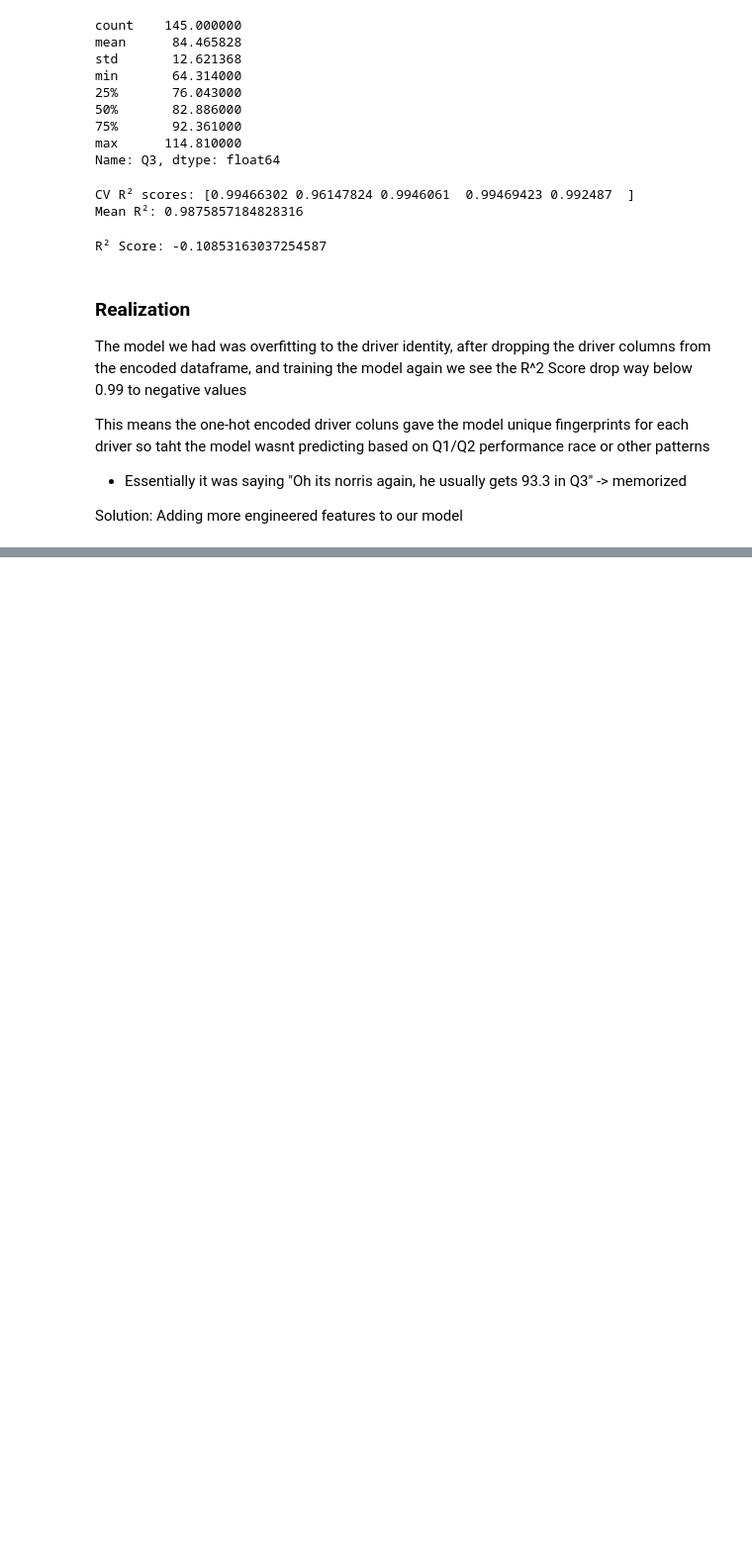
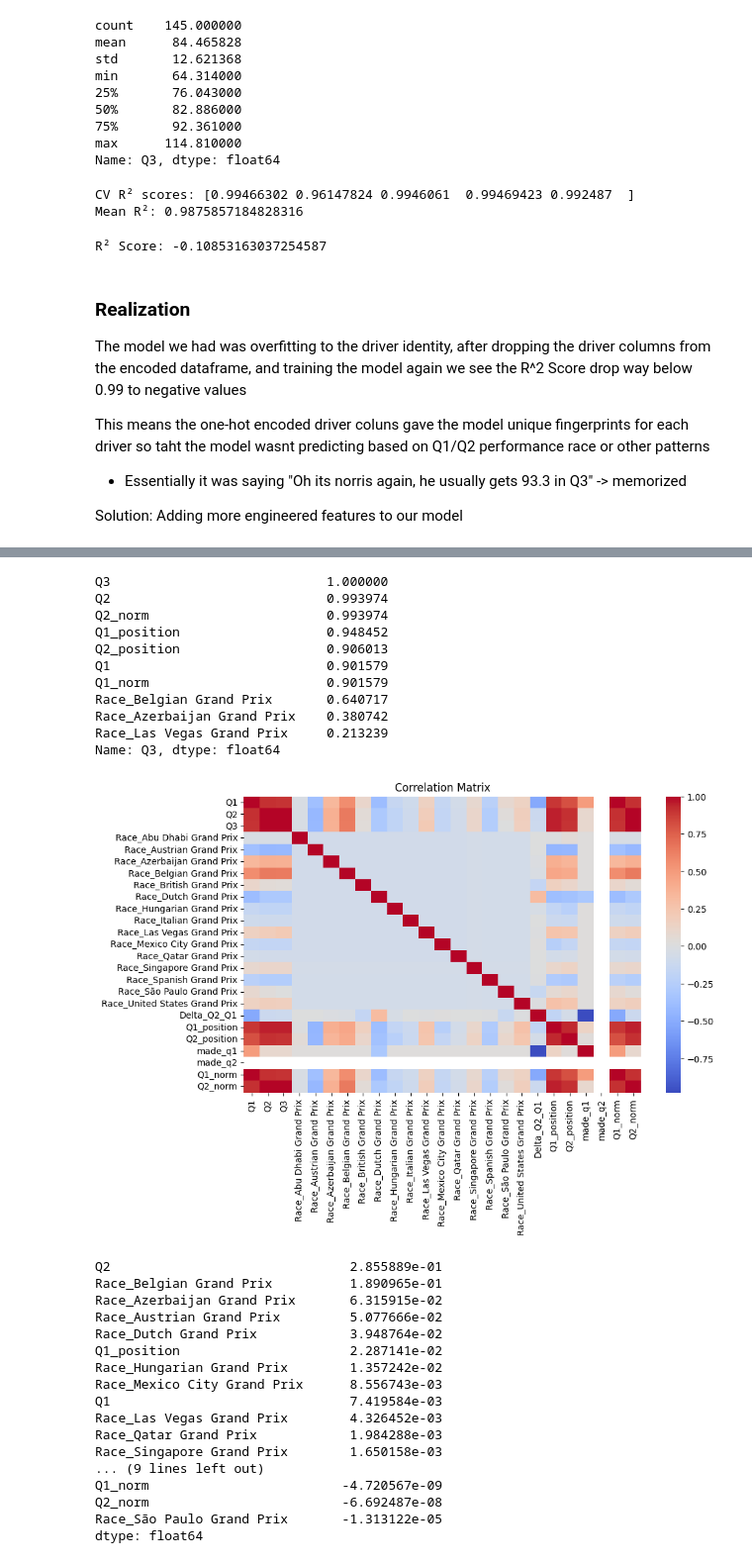
Before and after one commit to RajanChavada/FInSightGPT, a Jupyter notebook: FastAPI Backend/scraper.ipynb, the cells around one changed output, grey strips where cells are left out. Shown at 99% size. Saved outputs shown, nothing was run; the diff lists cells and outputs as text; code cells hidden in the pictures; blank space fills up the shorter version.

```diff
--- a/FastAPI Backend/scraper.ipynb
+++ b/FastAPI Backend/scraper.ipynb
@@ -449,0 +440,16 @@ Name: Q3, dtype: float64
+# %%
+mask = df_encoded['Q3'] > 0
+df_encoded = df_encoded[mask]
+
+y = df_encoded['Q3']
+X = df_encoded.drop(columns=['Q3'])
+
+X_train, X_test, y_train, y_test = train_test_split(X, y, test_size=0.2, random_state=42)
+
+model = LinearRegression()
+model.fit(X_train, y_train)
+y_pred = model.predict(X_test)
+
+print(X.columns[X.columns.str.contains("Q3")])
+print(y.describe())
+print("R² Score:", r2_score(y_test, y_pred))
@@ -449,0 +468,44 @@ Name: Q3, dtype: float64
+# %%
+# Check if our model is too accurate
+corr = df_encoded.corr(numeric_only=True)['Q3'].sort_values(ascending=False)
+print(corr.head(10))  # Are any features almost perfectly correlated with Q3?
+plt.figure(figsize=(10, 6))
+sns.heatmap(df_encoded.corr(numeric_only=True), annot=False, cmap='coolwarm')
+plt.title("Correlation Matrix")
+plt.show()
+
+from sklearn.inspection import permutation_importance
+
+result = permutation_importance(model, X_test, y_test, n_repeats=10, random_state=42)
+importances = pd.Series(result.importances_mean, index=X_test.columns)
+print(importances.sort_values(ascending=False))
+# %% [output]
+Q3                            1.000000
+Q2                            0.993974
+Q2_norm                       0.993974
+Q1_position                   0.948452
+Q2_position                   0.906013
+Q1                            0.901579
+Q1_norm                       0.901579
+Race_Belgian Grand Prix       0.640717
+Race_Azerbaijan Grand Prix    0.380742
+Race_Las Vegas Grand Prix     0.213239
+Name: Q3, dtype: float64
+[figure, added]
+Q2                               2.855889e-01
+Race_Belgian Grand Prix          1.890965e-01
+Race_Azerbaijan Grand Prix       6.315915e-02
+Race_Austrian Grand Prix         5.077666e-02
+Race_Dutch Grand Prix            3.948764e-02
+Q1_position                      2.287141e-02
+Race_Hungarian Grand Prix        1.357242e-02
+Race_Mexico City Grand Prix      8.556743e-03
+Q1                               7.419584e-03
+Race_Las Vegas Grand Prix        4.326452e-03
+Race_Qatar Grand Prix            1.984288e-03
+Race_Singapore Grand Prix        1.650158e-03
+... (9 lines left out)
+Q1_norm                         -4.720567e-09
+Q2_norm                         -6.692487e-08
+Race_São Paulo Grand Prix       -1.313122e-05
+dtype: float64
```
Also changed, not shown: parts of 11 cells of this notebook.
